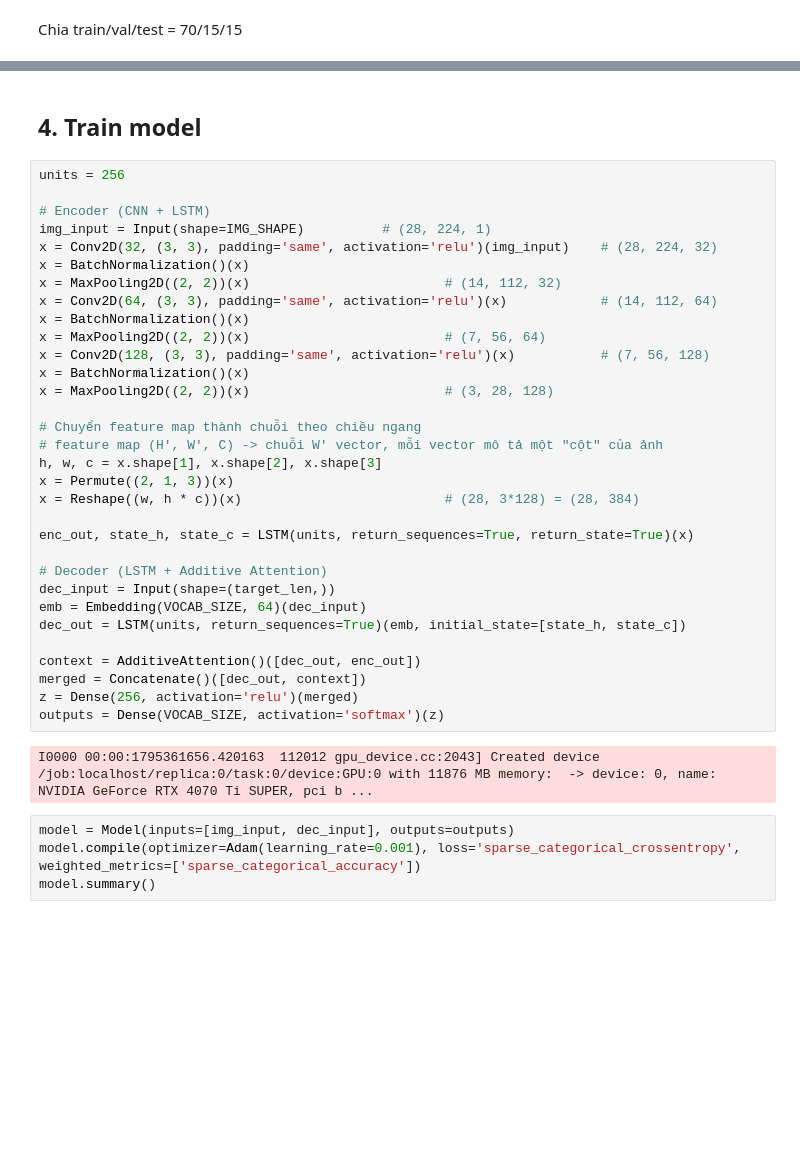
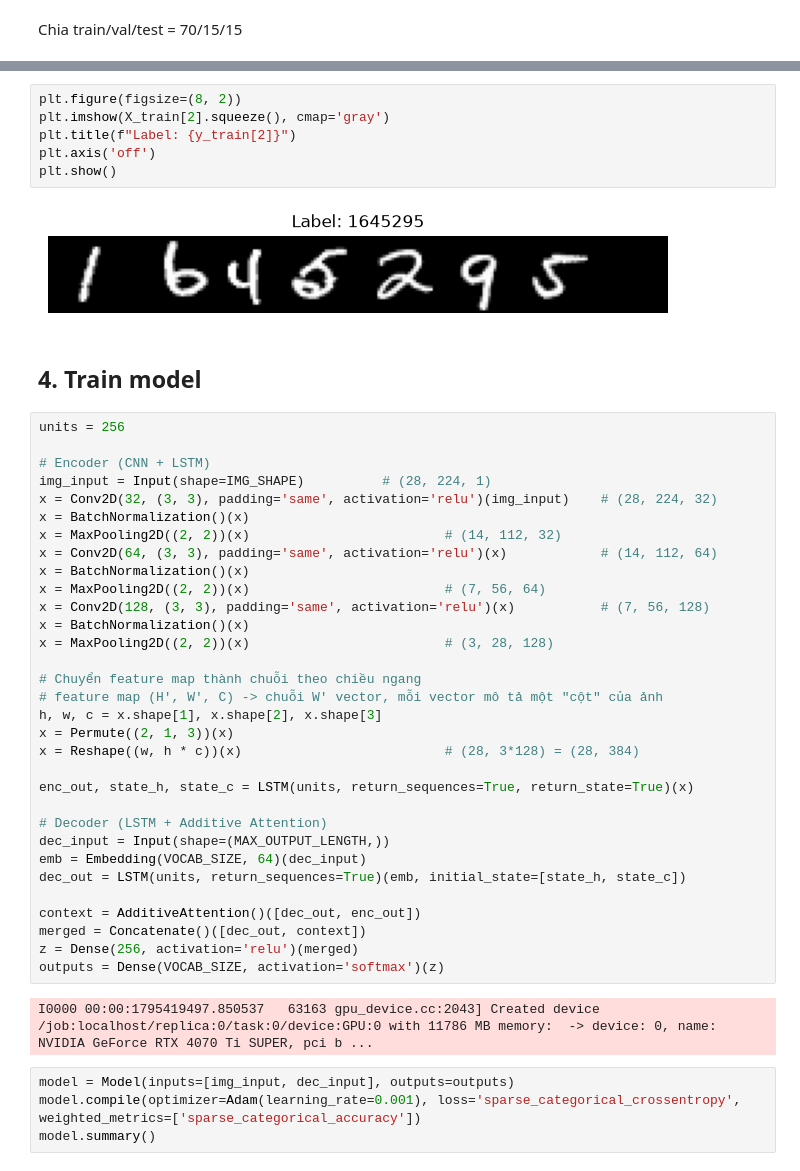
Before and after one commit to Dai-Nguyen1506/forecast-practice, a Jupyter notebook: notebooks/Thu_Model.ipynb, the cells around one changed output, grey strips where cells are left out. Drawn from its saved outputs; the diff is of its cells as text; blank space fills up the shorter version.

```diff
--- a/notebooks/Thu_Model.ipynb
+++ b/notebooks/Thu_Model.ipynb
@@ -114,6 +109,14 @@ print('Test:', X_test.shape)
 Train: (42000, 28, 224, 1)
 Validation: (9000, 28, 224, 1)
 Test: (9000, 28, 224, 1)
+# %%
+plt.figure(figsize=(8, 2))
+plt.imshow(X_train[2].squeeze(), cmap='gray')
+plt.title(f"Label: {y_train[2]}")
+plt.axis('off')
+plt.show()
+# %% [output]
+[figure, added]
 # %% [markdown]
 ## 4. Train model
 # %%
@@ -140,7 +143,7 @@ x = Reshape((w, h * c))(x)                          # (28, 3*128) = (28, 384)
 enc_out, state_h, state_c = LSTM(units, return_sequences=True, return_state=True)(x)
 
 # Decoder (LSTM + Additive Attention)
-dec_input = Input(shape=(target_len,))
+dec_input = Input(shape=(MAX_OUTPUT_LENGTH,))
 emb = Embedding(VOCAB_SIZE, 64)(dec_input)
 dec_out = LSTM(units, return_sequences=True)(emb, initial_state=[state_h, state_c])
 
@@ -149,7 +152,7 @@ merged = Concatenate()([dec_out, context])
 z = Dense(256, activation='relu')(merged)
 outputs = Dense(VOCAB_SIZE, activation='softmax')(z)
 # %% [output]
-I0000 00:00:1795361656.420163  112012 gpu_device.cc:2043] Created device /job:localhost/replica:0/task:0/device:GPU:0 with 11876 MB memory:  -> device: 0, name: NVIDIA GeForce RTX 4070 Ti SUPER, pci b ...
+I0000 00:00:1795419497.850537   63163 gpu_device.cc:2043] Created device /job:localhost/replica:0/task:0/device:GPU:0 with 11786 MB memory:  -> device: 0, name: NVIDIA GeForce RTX 4070 Ti SUPER, pci b ...
 # %%
 model = Model(inputs=[img_input, dec_input], outputs=outputs)
 model.compile(optimizer=Adam(learning_rate=0.001), loss='sparse_categorical_crossentropy', weighted_metrics=['sparse_categorical_accuracy'])
```
Also changed, not shown: parts of 15 cells of this notebook, 1 other file.
